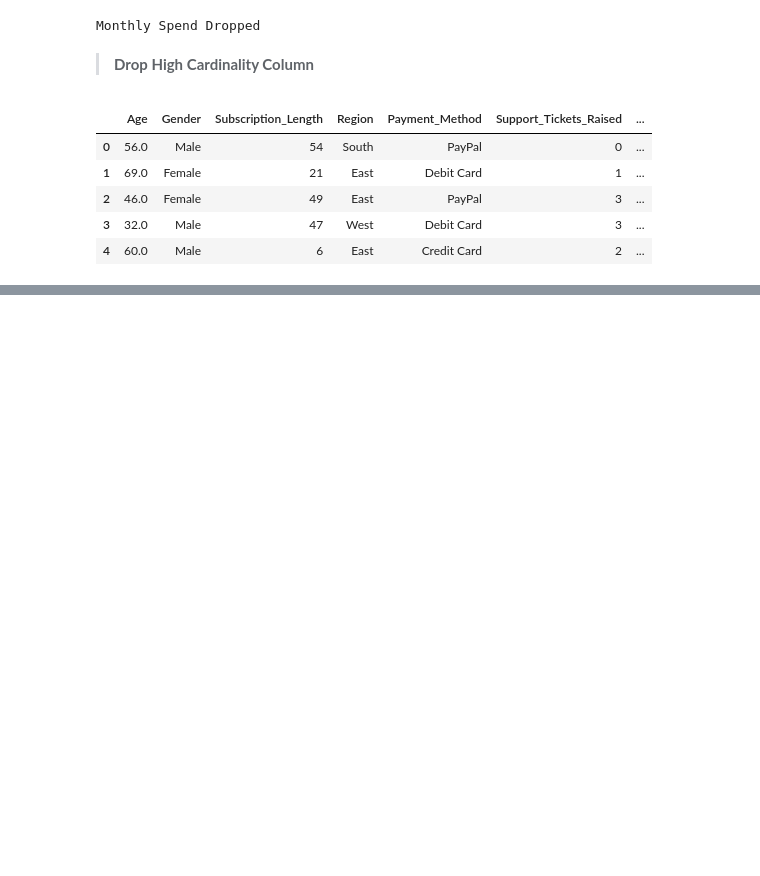
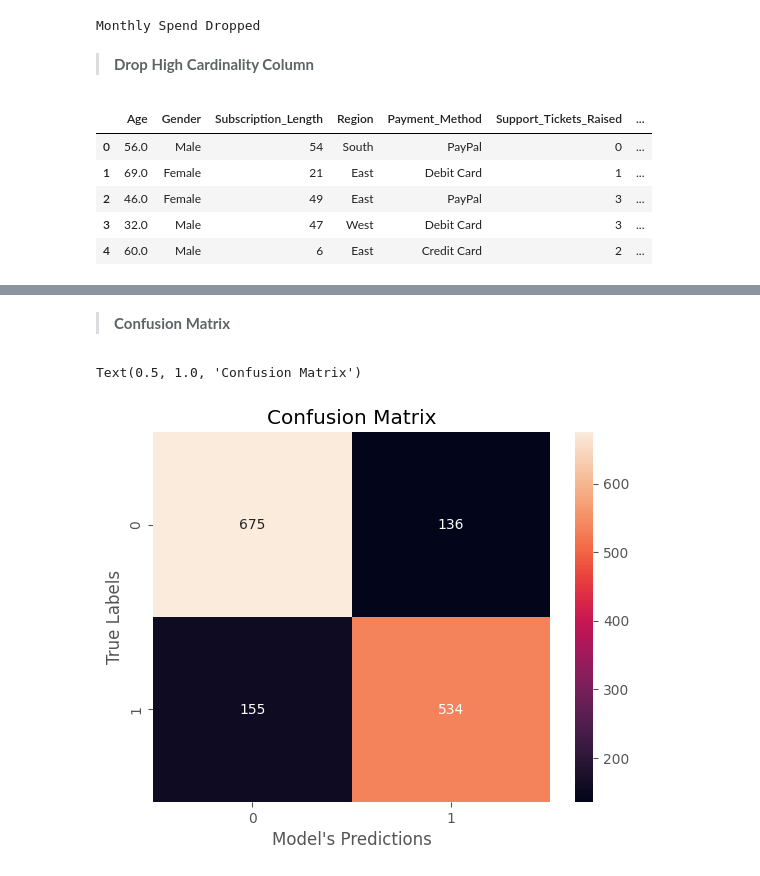
Before and after one commit to Betheloguguo/Customer-Churn-Prediction, a Jupyter notebook: Churn.ipynb, the cells around one changed output, grey strips where cells are left out. Cells and saved outputs as stored; diff of their text form; code cells hidden in the pictures; blank space fills up the shorter version.

Commit message:
Model Building and evaluation

```diff
--- a/Churn.ipynb
+++ b/Churn.ipynb
@@ -216,0 +252,7 @@ df.head()
+# %%
+preprocess = ColumnTransformer(
+    transformers=[
+        ('Categories', OneHotEncoder(drop='first', sparse_output=False), X.select_dtypes('O').columns.tolist()),
+        ('Numerical', StandardScaler(), X.select_dtypes('number').columns.tolist())
+    ], remainder='drop'
+)
@@ -216,0 +263,10 @@ df.head()
+# %%
+model = Pipeline(
+    steps=[
+        ('Preprocess', preprocess),
+        ('Model', LogisticRegression(random_state=42))
+    ]
+)
+# %%
+# Fit model
+model.fit(X_train, y_train)
@@ -216,0 +289,8 @@ df.head()
+# %%
+# Make Predictions on the test data
+ypred = model.predict(X_test)
+
+# Evaluate Model
+class_report = classification_report(y_test, ypred)
+
+print(class_report)
@@ -216,0 +306,12 @@ df.head()
+# %% [markdown]
+> **Confusion Matrix**
+# %%
+conf_matrix = confusion_matrix(y_test, ypred)
+# Visualize
+sns.heatmap(conf_matrix, annot=True, fmt='d')
+plt.xlabel('Model\'s Predictions')
+plt.ylabel('True Labels')
+plt.title('Confusion Matrix')
+# %% [output]
+Text(0.5, 1.0, 'Confusion Matrix')
+[figure, added]
```
Also changed, not shown: parts of 20 cells of this notebook.
